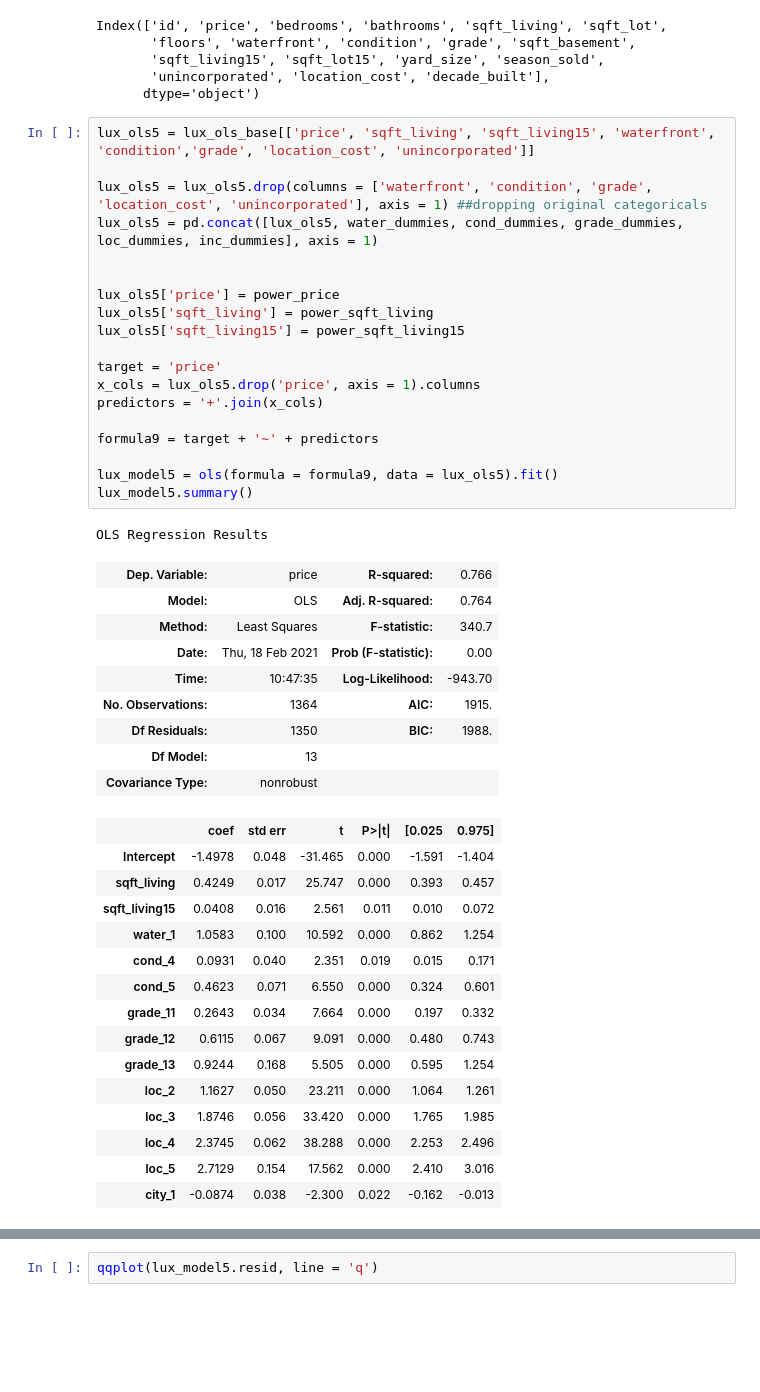
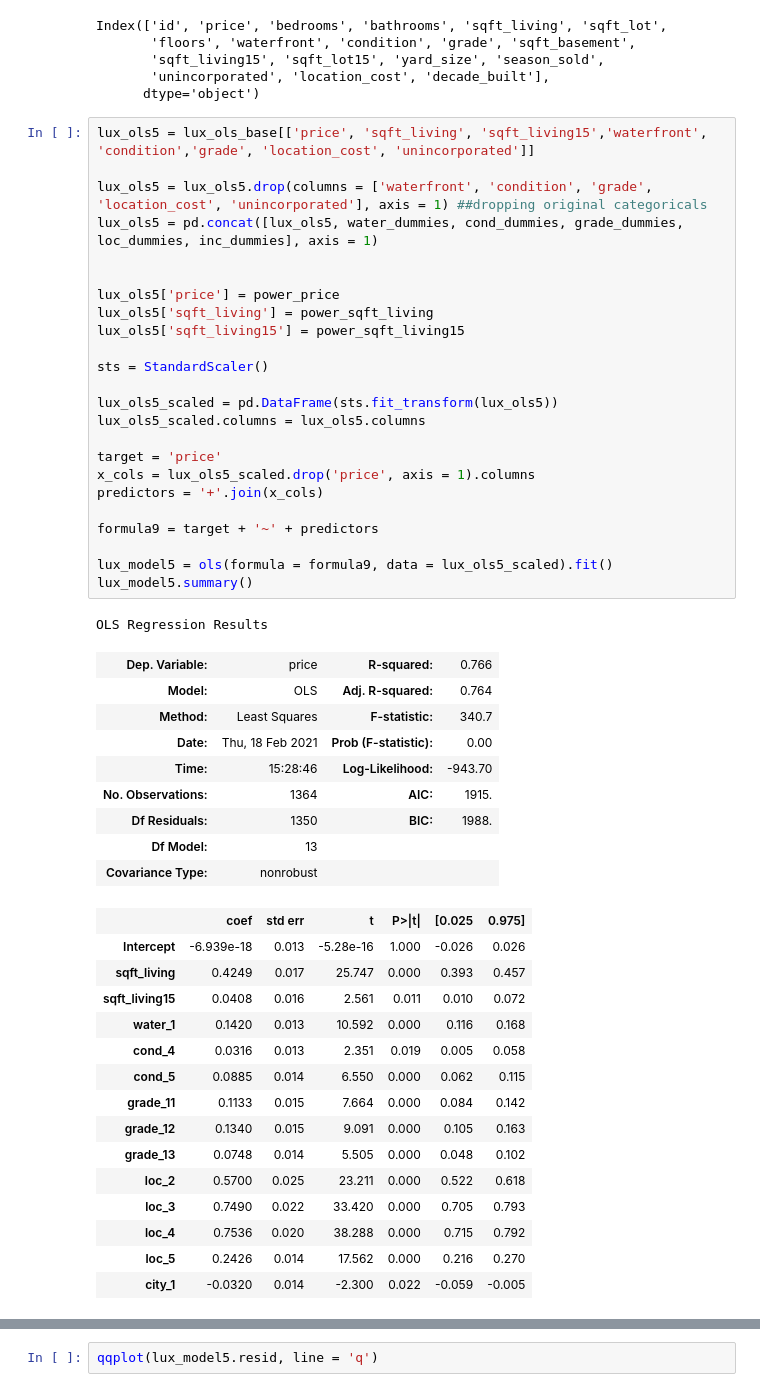
Before and after one commit to Luv2bnanook44/phase_2_project_quanggang, a Jupyter notebook: notebooks/svitlana_notebook.ipynb, the cells around one changed output, grey strips where cells are left out. Drawn from its saved outputs; the diff is of its cells as text; blank space fills up the shorter version.

```diff
--- a/notebooks/svitlana_notebook.ipynb
+++ b/notebooks/svitlana_notebook.ipynb
@@ -947,50 +947,55 @@ Index(['id', 'price', 'bedrooms', 'bathrooms', 'sqft_living', 'sqft_lot',
        'unincorporated', 'location_cost', 'decade_built'],
       dtype='object')
 # %%
-lux_ols5 = lux_ols_base[['price', 'sqft_living', 'sqft_living15', 'waterfront', 'condition','grade', 'location_cost', 'unincorporated']]
+lux_ols5 = lux_ols_base[['price', 'sqft_living', 'sqft_living15','waterfront', 'condition','grade', 'location_cost', 'unincorporated']]
 
 lux_ols5 = lux_ols5.drop(columns = ['waterfront', 'condition', 'grade', 'location_cost', 'unincorporated'], axis = 1) ##dropping original categoricals
 lux_ols5 = pd.concat([lux_ols5, water_dummies, cond_dummies, grade_dummies, loc_dummies, inc_dummies], axis = 1)
 
 
 lux_ols5['price'] = power_price
 lux_ols5['sqft_living'] = power_sqft_living
 lux_ols5['sqft_living15'] = power_sqft_living15
 
+sts = StandardScaler()
+
+lux_ols5_scaled = pd.DataFrame(sts.fit_transform(lux_ols5))
+lux_ols5_scaled.columns = lux_ols5.columns
+
 target = 'price'
-x_cols = lux_ols5.drop('price', axis = 1).columns
+x_cols = lux_ols5_scaled.drop('price', axis = 1).columns
 predictors = '+'.join(x_cols)
 
 formula9 = target + '~' + predictors
 
-lux_model5 = ols(formula = formula9, data = lux_ols5).fit()
+lux_model5 = ols(formula = formula9, data = lux_ols5_scaled).fit()
 lux_model5.summary()
 # %% [output]
 OLS Regression Results
 | Dep. Variable: | price | R-squared: | 0.766 |
 | Model: | OLS | Adj. R-squared: | 0.764 |
 | Method: | Least Squares | F-statistic: | 340.7 |
 | Date: | Thu, 18 Feb 2021 | Prob (F-statistic): | 0.00 |
-| Time: | 10:47:35 | Log-Likelihood: | -943.70 |
+| Time: | 15:28:46 | Log-Likelihood: | -943.70 |
 | No. Observations: | 1364 | AIC: | 1915. |
 | Df Residuals: | 1350 | BIC: | 1988. |
 | Df Model: | 13 |  |  |
 | Covariance Type: | nonrobust |  |  |
 |  | coef | std err | t | P>|t| | [0.025 | 0.975] |
-| Intercept | -1.4978 | 0.048 | -31.465 | 0.000 | -1.591 | -1.404 |
+| Intercept | -6.939e-18 | 0.013 | -5.28e-16 | 1.000 | -0.026 | 0.026 |
 | sqft_living | 0.4249 | 0.017 | 25.747 | 0.000 | 0.393 | 0.457 |
 | sqft_living15 | 0.0408 | 0.016 | 2.561 | 0.011 | 0.010 | 0.072 |
-| water_1 | 1.0583 | 0.100 | 10.592 | 0.000 | 0.862 | 1.254 |
-| cond_4 | 0.0931 | 0.040 | 2.351 | 0.019 | 0.015 | 0.171 |
-| cond_5 | 0.4623 | 0.071 | 6.550 | 0.000 | 0.324 | 0.601 |
-| grade_11 | 0.2643 | 0.034 | 7.664 | 0.000 | 0.197 | 0.332 |
-| grade_12 | 0.6115 | 0.067 | 9.091 | 0.000 | 0.480 | 0.743 |
-| grade_13 | 0.9244 | 0.168 | 5.505 | 0.000 | 0.595 | 1.254 |
-| loc_2 | 1.1627 | 0.050 | 23.211 | 0.000 | 1.064 | 1.261 |
-| loc_3 | 1.8746 | 0.056 | 33.420 | 0.000 | 1.765 | 1.985 |
-| loc_4 | 2.3745 | 0.062 | 38.288 | 0.000 | 2.253 | 2.496 |
-| loc_5 | 2.7129 | 0.154 | 17.562 | 0.000 | 2.410 | 3.016 |
-| city_1 | -0.0874 | 0.038 | -2.300 | 0.022 | -0.162 | -0.013 |
+| water_1 | 0.1420 | 0.013 | 10.592 | 0.000 | 0.116 | 0.168 |
+| cond_4 | 0.0316 | 0.013 | 2.351 | 0.019 | 0.005 | 0.058 |
+| cond_5 | 0.0885 | 0.014 | 6.550 | 0.000 | 0.062 | 0.115 |
+| grade_11 | 0.1133 | 0.015 | 7.664 | 0.000 | 0.084 | 0.142 |
+| grade_12 | 0.1340 | 0.015 | 9.091 | 0.000 | 0.105 | 0.163 |
+| grade_13 | 0.0748 | 0.014 | 5.505 | 0.000 | 0.048 | 0.102 |
+| loc_2 | 0.5700 | 0.025 | 23.211 | 0.000 | 0.522 | 0.618 |
+| loc_3 | 0.7490 | 0.022 | 33.420 | 0.000 | 0.705 | 0.793 |
+| loc_4 | 0.7536 | 0.020 | 38.288 | 0.000 | 0.715 | 0.792 |
+| loc_5 | 0.2426 | 0.014 | 17.562 | 0.000 | 0.216 | 0.270 |
+| city_1 | -0.0320 | 0.014 | -2.300 | 0.022 | -0.059 | -0.005 |
 | Omnibus: | 52.611 | Durbin-Watson: | 1.928 |
 | Prob(Omnibus): | 0.000 | Jarque-Bera (JB): | 147.799 |
 | Skew: | -0.063 | Prob(JB): | 8.05e-33 |
```
Also changed, not shown: parts of 31 cells of this notebook, 1 other file.
